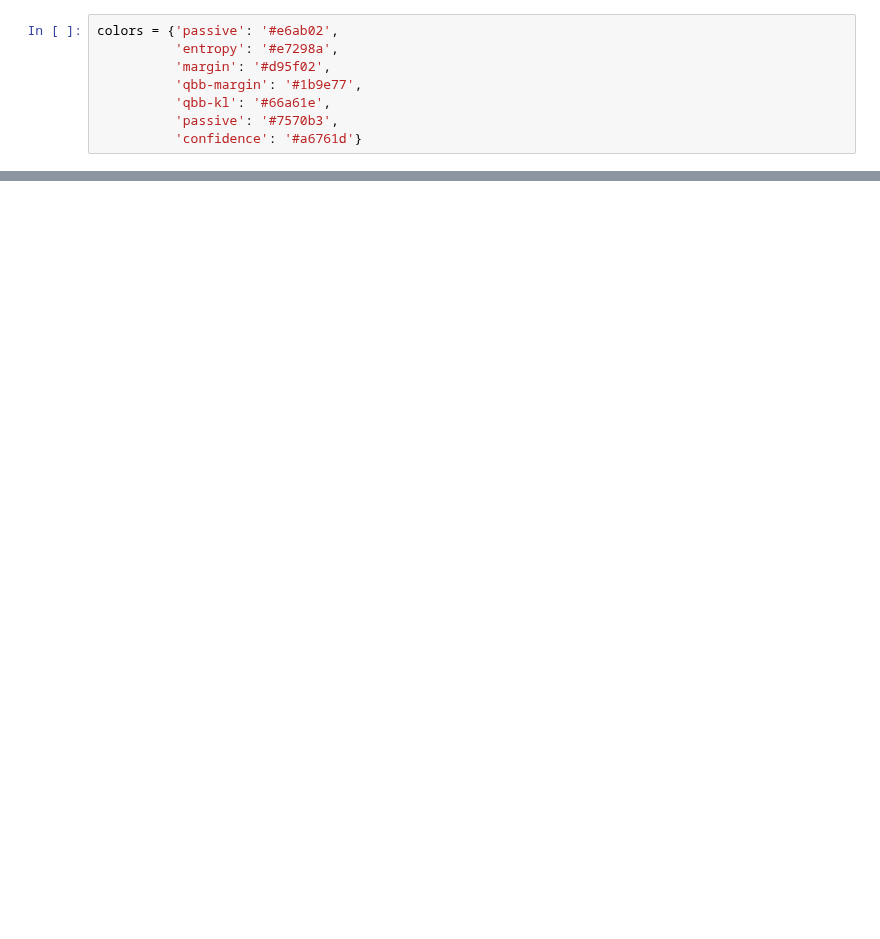
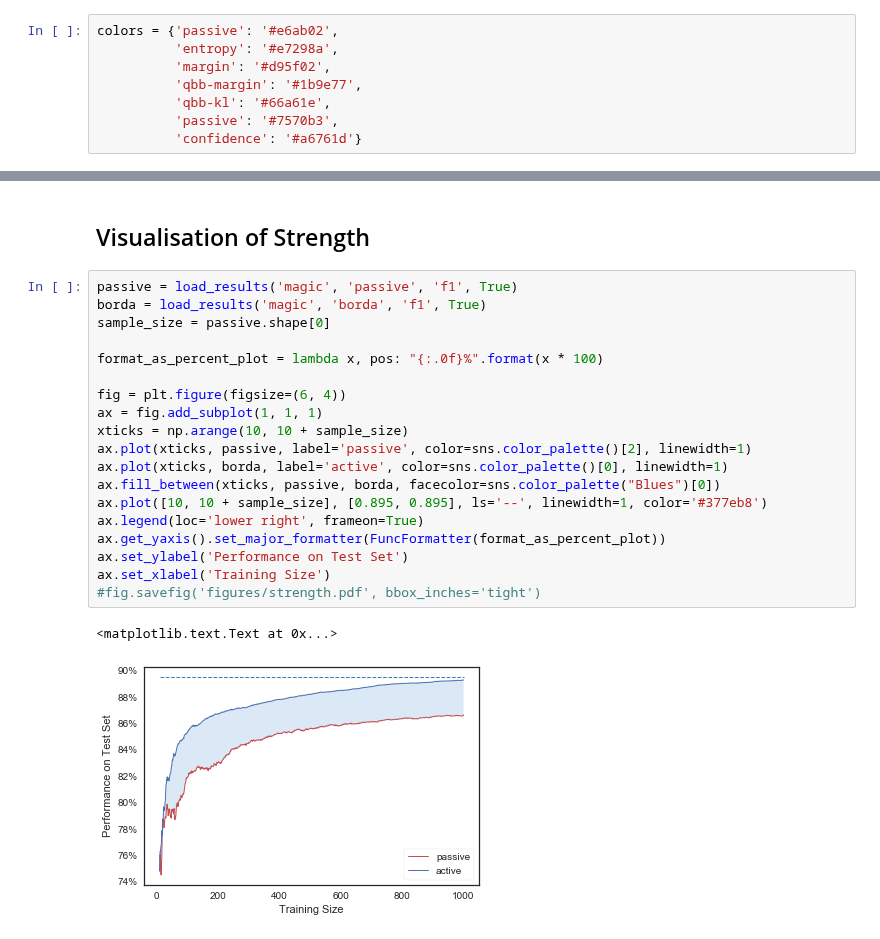
Before and after one commit to chengsoonong/mclass-sky, a Jupyter notebook: projects/peerjcs16/active_learning_suggestions.ipynb, the cells around one changed output, grey strips where cells are left out. Drawn from its saved outputs; the diff is of its cells as text; blank space fills up the shorter version.

```diff
--- a/projects/peerjcs16/active_learning_suggestions.ipynb
+++ b/projects/peerjcs16/active_learning_suggestions.ipynb
@@ -312,0 +320,24 @@ plot_selections('ocucb', 'large')
+# %% [markdown]
+## Visualisation of Strength
+# %%
+passive = load_results('magic', 'passive', 'f1', True)
+borda = load_results('magic', 'borda', 'f1', True)
+sample_size = passive.shape[0]
+
+format_as_percent_plot = lambda x, pos: "{:.0f}%".format(x * 100)
+
+fig = plt.figure(figsize=(6, 4))
+ax = fig.add_subplot(1, 1, 1)
+xticks = np.arange(10, 10 + sample_size)
+ax.plot(xticks, passive, label='passive', color=sns.color_palette()[2], linewidth=1)
+ax.plot(xticks, borda, label='active', color=sns.color_palette()[0], linewidth=1)
+ax.fill_between(xticks, passive, borda, facecolor=sns.color_palette("Blues")[0])
+ax.plot([10, 10 + sample_size], [0.895, 0.895], ls='--', linewidth=1, color='#377eb8')
+ax.legend(loc='lower right', frameon=True)
+ax.get_yaxis().set_major_formatter(FuncFormatter(format_as_percent_plot))
+ax.set_ylabel('Performance on Test Set')
+ax.set_xlabel('Training Size')
+#fig.savefig('figures/strength.pdf', bbox_inches='tight')
+# %% [output]
+<matplotlib.text.Text at 0x...>
+[figure, added]
```
Also changed, not shown: parts of 8 cells of this notebook.
